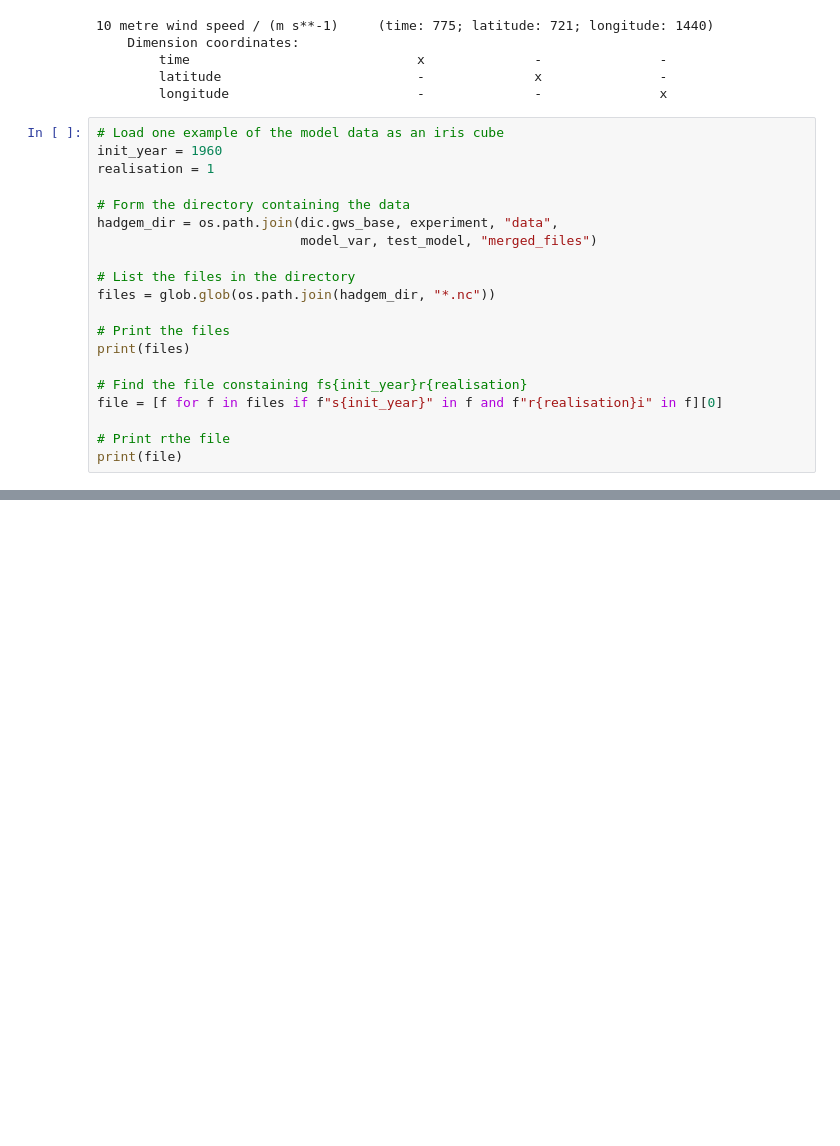
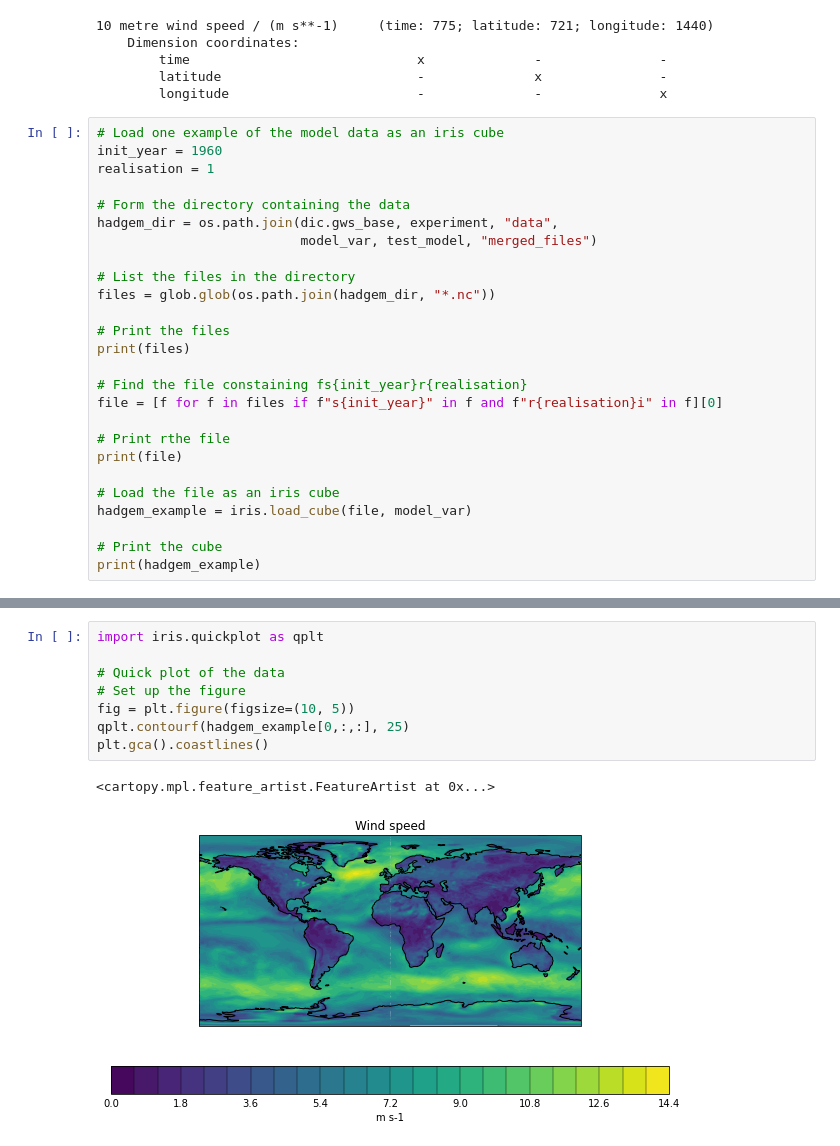
Before and after one commit to benhutchmet/multi_year_unseen, a Jupyter notebook: multi_year_unseen.ipynb, the cells around one changed output, grey strips where cells are left out. Saved outputs shown, nothing was run; the diff lists cells and outputs as text; blank space fills up the shorter version.

```diff
--- a/multi_year_unseen.ipynb
+++ b/multi_year_unseen.ipynb
@@ -130,6 +130,12 @@ file = [f for f in files if f"s{init_year}" in f and f"r{realisation}i" in f][0]
 
 # Print rthe file
 print(file)
+
+# Load the file as an iris cube
+hadgem_example = iris.load_cube(file, model_var)
+
+# Print the cube
+print(hadgem_example)
 # %% [output]
 ['/gws/nopw/j04/canari/users/benhutch/dcppA-hindcast/data/sfcWind/HadGEM3-GC31-MM/merged_files/sfcWind_Amon_HadGEM3-GC31-MM_dcppA-hindcast_s1960-r10i1p1f2_gn_196011-197103.nc', '/gws/nopw/j04/canari/u ...
 /gws/nopw/j04/canari/users/benhutch/dcppA-hindcast/data/sfcWind/HadGEM3-GC31-MM/merged_files/sfcWind_Amon_HadGEM3-GC31-MM_dcppA-hindcast_s1960-r1i1p1f2_gn_196011-197103.nc
@@ -135,0 +157,11 @@ print(file)
+# %%
+import iris.quickplot as qplt
+
+# Quick plot of the data
+# Set up the figure
+fig = plt.figure(figsize=(10, 5))
+qplt.contourf(hadgem_example[0,:,:], 25)
+plt.gca().coastlines()
+# %% [output]
+<cartopy.mpl.feature_artist.FeatureArtist at 0x...>
+[figure, added]
```
Also changed, not shown: parts of 9 cells of this notebook, 1 other file.
